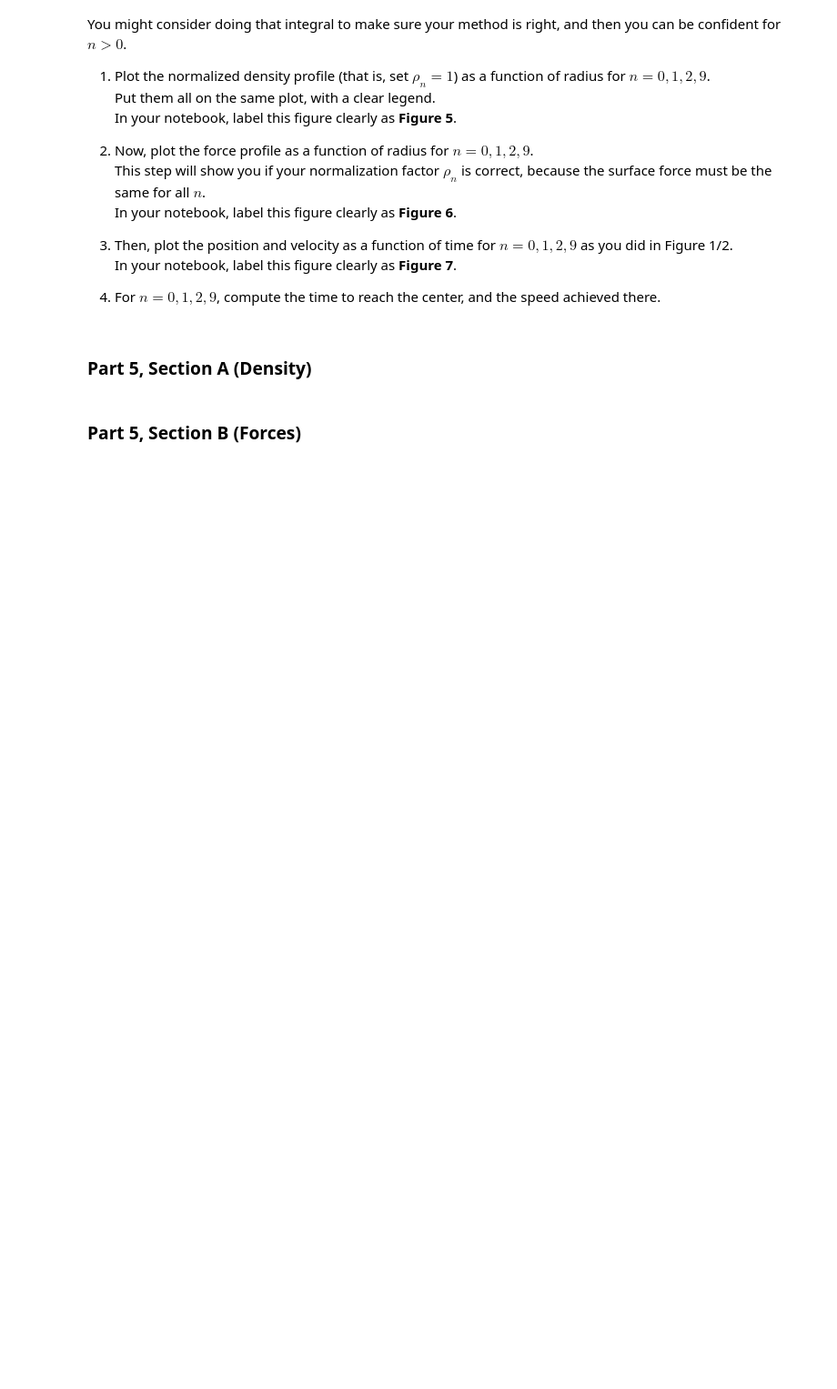
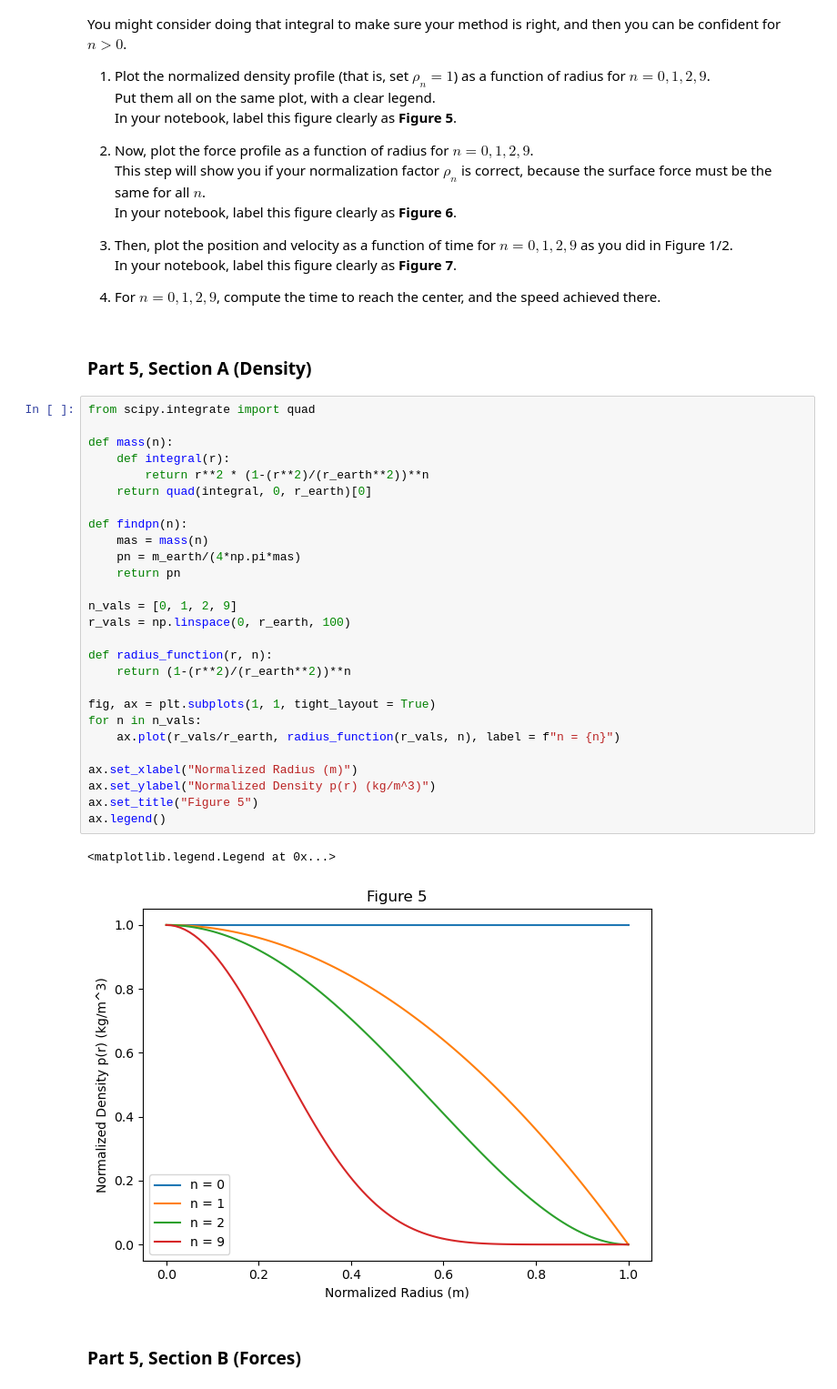
Before and after one commit to TanviSripathi/PHYS265-spring26, a Jupyter notebook: Lab3/lab3.ipynb, the cells around one changed output. Shown at 91% size. Drawn from its saved outputs; the diff is of its cells as text; blank space fills up the shorter version.

```diff
--- a/Lab3/lab3.ipynb
+++ b/Lab3/lab3.ipynb
@@ -606,5 +606,35 @@ and then you can be confident for $n>0$.
                 and the speed achieved there.
 # %% [markdown]
 ### Part 5, Section A (Density)
+# %%
+from scipy.integrate import quad
+
+def mass(n):
+    def integral(r):
+        return r**2 * (1-(r**2)/(r_earth**2))**n
+    return quad(integral, 0, r_earth)[0]
+
+def findpn(n):
+    mas = mass(n)
+    pn = m_earth/(4*np.pi*mas)
+    return pn
+
+n_vals = [0, 1, 2, 9]
+r_vals = np.linspace(0, r_earth, 100)
+
+def radius_function(r, n):
+    return (1-(r**2)/(r_earth**2))**n
+
+fig, ax = plt.subplots(1, 1, tight_layout = True)
+for n in n_vals:
+    ax.plot(r_vals/r_earth, radius_function(r_vals, n), label = f"n = {n}")
+
+ax.set_xlabel("Normalized Radius (m)")
+ax.set_ylabel("Normalized Density p(r) (kg/m^3)")
+ax.set_title("Figure 5")
+ax.legend()
+# %% [output]
+<matplotlib.legend.Legend at 0x...>
+[figure, added]
 # %% [markdown]
 ### Part 5, Section B (Forces)
```
Also changed, not shown: parts of 8 cells of this notebook, 1 other file.
